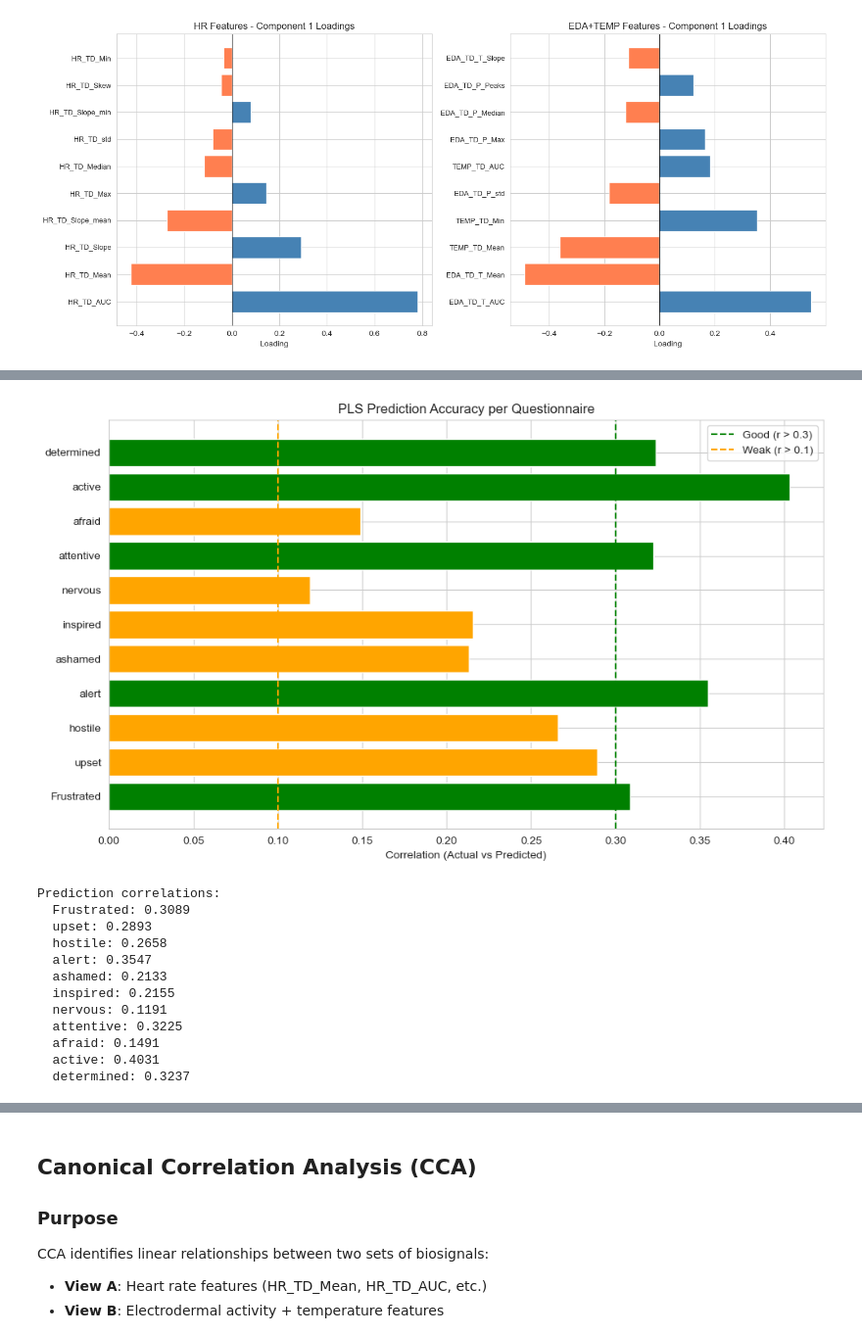
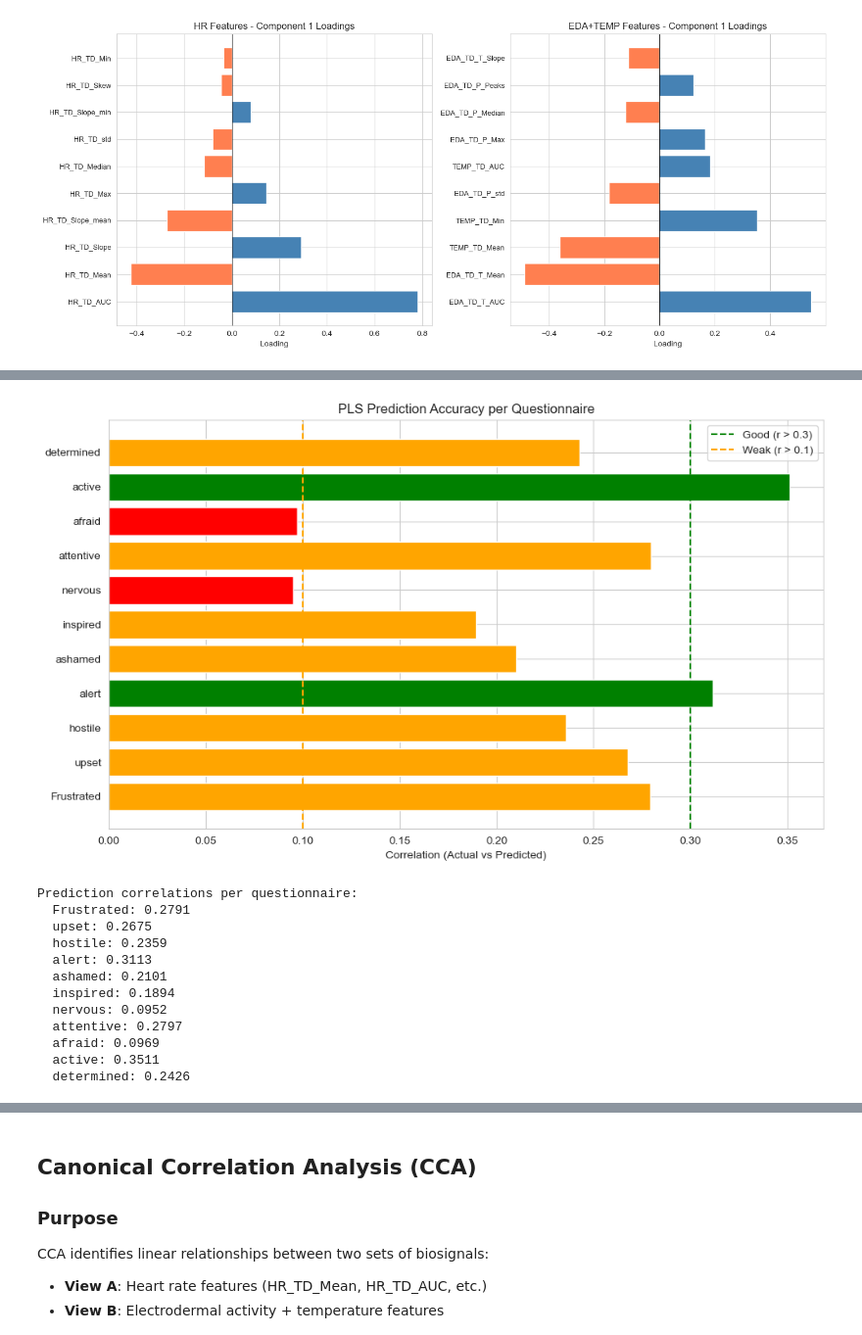
Before and after one commit to InfiniteLobster/CDA-case2, a Jupyter notebook: src/case2_corrected.ipynb, the cells around one changed output, grey strips where cells are left out. Shown: that part at 98% size. Cells and saved outputs as stored; diff of their text form; code cells hidden in the pictures.

```diff
--- a/src/case2_corrected.ipynb
+++ b/src/case2_corrected.ipynb
@@ -47,6 +101,6 @@ individual_ids = meta['Individual'].values
 # %%
 # Run CCA
-n_components = min(X_hr.shape[1], X_eda_temp.shape[1])
+n_components = optimal_n
 cca = CCA(n_components=n_components)
 cca.fit(X_hr, X_eda_temp)
 X_hr_c, X_eda_temp_c = cca.transform(X_hr, X_eda_temp)
@@ -294,9 +391,9 @@ PLS (Biosignals → Questionnaires):
 # %%
 # PLS Feature Loadings
 pls_loadings = pd.DataFrame(
-    pls_optimal.x_rotations_,
+    pls_model.x_rotations_,
     index=biosignal_cols,
-    columns=[f'Component_{i+1}' for i in range(pls_optimal.x_rotations_.shape[1])]
+    columns=[f'Component_{i+1}' for i in range(pls_model.x_rotations_.shape[1])]
 )
 
 # Top features for Component 1
@@ -311,5 +408,10 @@ plt.xlabel('PLS Loading')
 plt.title('Top 10 Biosignal Features for Predicting Questionnaires')
 plt.tight_layout()
 plt.show()
+
+print("\nTop 5 Biosignal Features for Component 1:")
+for i, (feature, loading) in enumerate(top_features.head(5).items()):
+    sign = '+' if pls_loadings.loc[feature, 'Component_1'] > 0 else '-'
+    print(f"  {i+1}. {feature}: {sign}{abs(loading):.3f}")
 # %% [output]
 [figure]
@@ -316,37 +424,37 @@ plt.show()
 # %%
 # Prediction accuracy per questionnaire
-y_pred = pls_optimal.predict(X_biosignals)
+y_pred = pls_model.predict(X_biosignals)
 prediction_corrs = []
 
 for i, col in enumerate(questionnaire_cols):
     corr = np.corrcoef(Y_quest[:, i], y_pred[:, i])[0, 1]
     prediction_corrs.append(corr)
 
 plt.figure(figsize=(10, 6))
 colors = ['green' if c > 0.3 else 'orange' if c > 0.1 else 'red' for c in prediction_corrs]
 plt.barh(questionnaire_cols, prediction_corrs, color=colors)
 plt.axvline(x=0.3, color='green', linestyle='--', label='Good (r > 0.3)')
 plt.axvline(x=0.1, color='orange', linestyle='--', label='Weak (r > 0.1)')
 plt.xlabel('Correlation (Actual vs Predicted)')
 plt.title('PLS Prediction Accuracy per Questionnaire')
 plt.legend()
 plt.tight_layout()
 plt.show()
 
-print("\nPrediction correlations:")
+print("\nPrediction correlations per questionnaire:")
 for col, corr in zip(questionnaire_cols, prediction_corrs):
     print(f"  {col}: {corr:.4f}")
 # %% [output]
-[figure, old version]
+[figure, new version]
-Prediction correlations:
-  Frustrated: 0.3089
-  upset: 0.2893
-  hostile: 0.2658
-  alert: 0.3547
-  ashamed: 0.2133
-  inspired: 0.2155
-  nervous: 0.1191
-  attentive: 0.3225
-  afraid: 0.1491
-  active: 0.4031
-  determined: 0.3237
+Prediction correlations per questionnaire:
+  Frustrated: 0.2791
+  upset: 0.2675
+  hostile: 0.2359
+  alert: 0.3113
+  ashamed: 0.2101
+  inspired: 0.1894
+  nervous: 0.0952
+  attentive: 0.2797
+  afraid: 0.0969
+  active: 0.3511
+  determined: 0.2426
```
Also changed, not shown: parts of 8 cells of this notebook.
